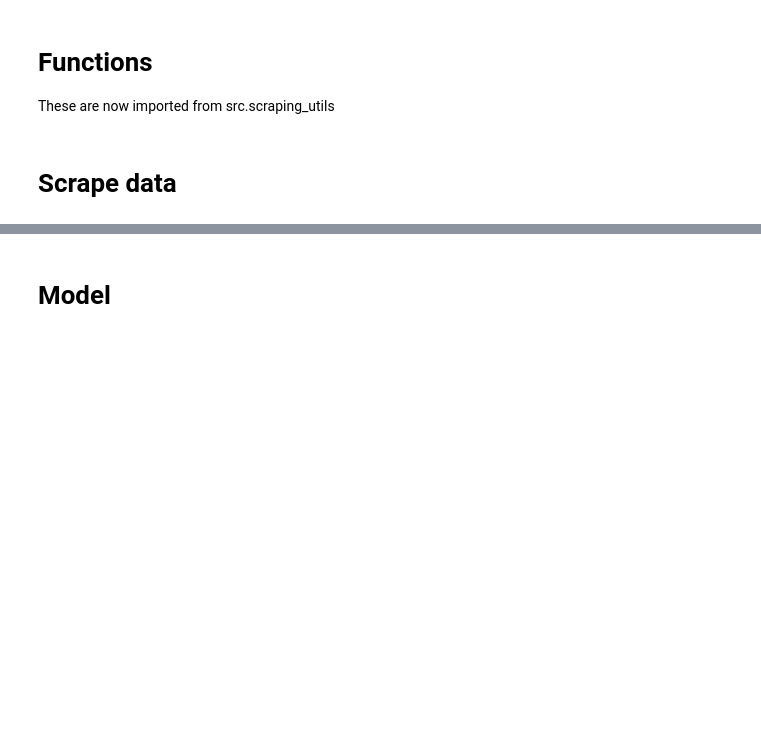
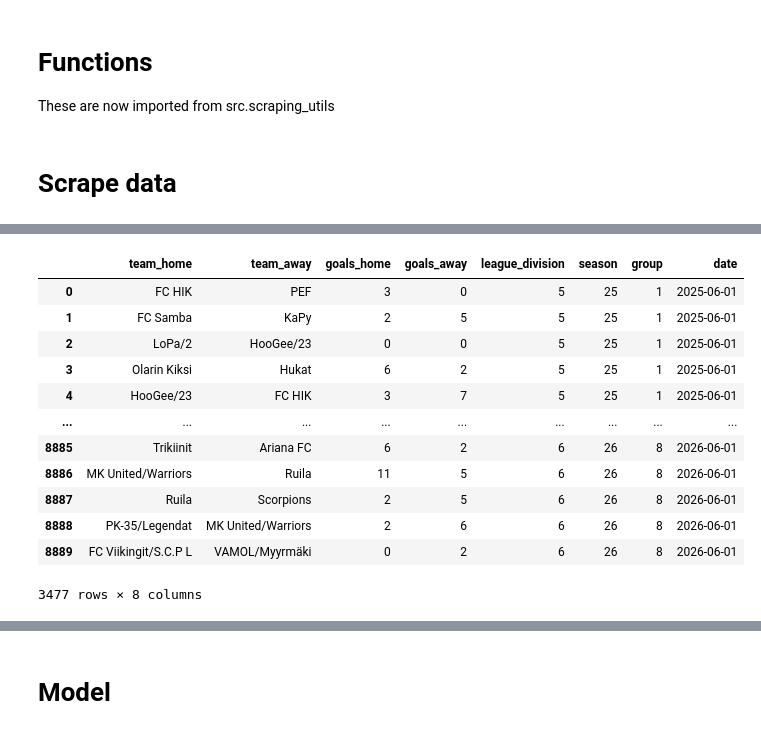
Before and after one commit to jaksticks/match_prediction, a Jupyter notebook: notebooks/palloliitto_scrape.ipynb, the cells around one changed output, grey strips where cells are left out. Drawn from its saved outputs; the diff is of its cells as text; code cells hidden in the pictures; blank space fills up the shorter version.

```diff
--- a/notebooks/palloliitto_scrape.ipynb
+++ b/notebooks/palloliitto_scrape.ipynb
@@ -170,5 +309,19 @@ df
 # %%
-# optional, use only a subset of the data, e.g., to fit model quicker
-#seasons = [25,26]
-#df = df[df['season'].isin(seasons)]
-#df
+# optional, use only a subset of the data, e.g., might be optimal to only use last 2 seasons of data
+seasons = [24, 25,26]
+df = df[df['season'].isin(seasons)]
+df
+# %% [output]
+|  | team_home | team_away | goals_home | goals_away | league_division | season | group | date |
+| 0 | FC HIK | PEF | 3 | 0 | 5 | 25 | 1 | 2025-06-01 |
+| 1 | FC Samba | KaPy | 2 | 5 | 5 | 25 | 1 | 2025-06-01 |
+| 2 | LoPa/2 | HooGee/23 | 0 | 0 | 5 | 25 | 1 | 2025-06-01 |
+| 3 | Olarin Kiksi | Hukat | 6 | 2 | 5 | 25 | 1 | 2025-06-01 |
+| 4 | HooGee/23 | FC HIK | 3 | 7 | 5 | 25 | 1 | 2025-06-01 |
+| ... | ... | ... | ... | ... | ... | ... | ... | ... |
+| 8885 | Trikiinit | Ariana FC | 6 | 2 | 6 | 26 | 8 | 2026-06-01 |
+| 8886 | MK United/Warriors | Ruila | 11 | 5 | 6 | 26 | 8 | 2026-06-01 |
+| 8887 | Ruila | Scorpions | 2 | 5 | 6 | 26 | 8 | 2026-06-01 |
+| 8888 | PK-35/Legendat | MK United/Warriors | 2 | 6 | 6 | 26 | 8 | 2026-06-01 |
+| 8889 | FC Viikingit/S.C.P L | VAMOL/Myyrmäki | 0 | 2 | 6 | 26 | 8 | 2026-06-01 |
+3477 rows × 8 columns
```
Also changed, not shown: parts of 19 cells of this notebook, 5 other files.
